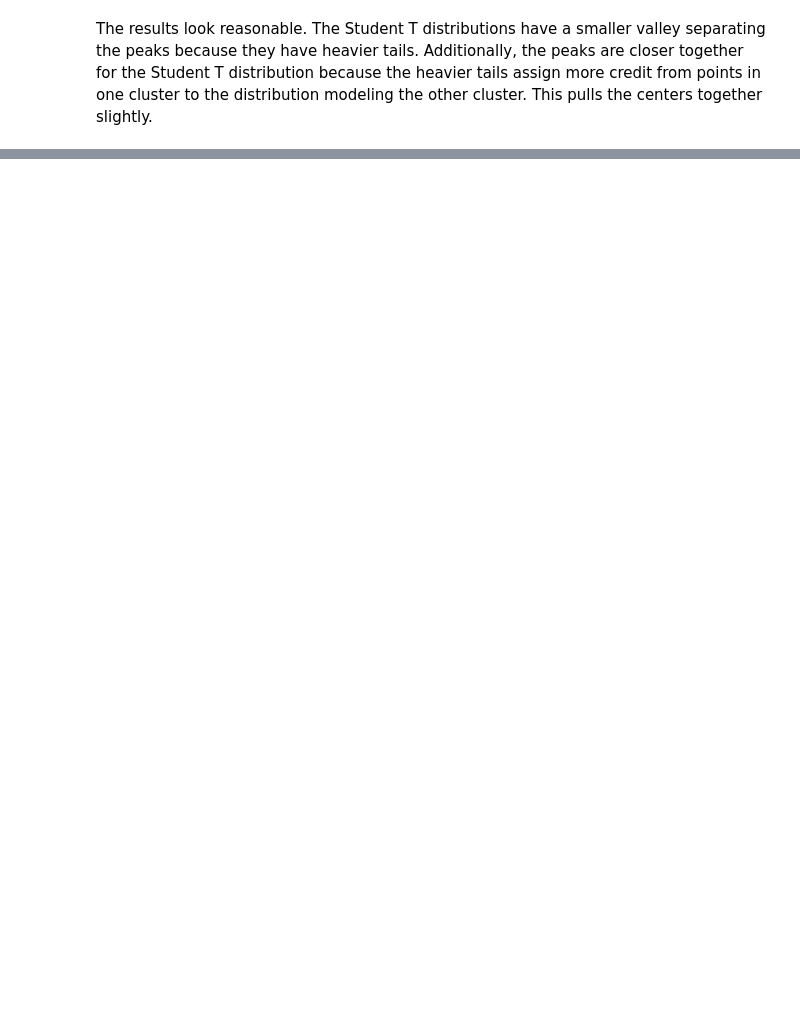
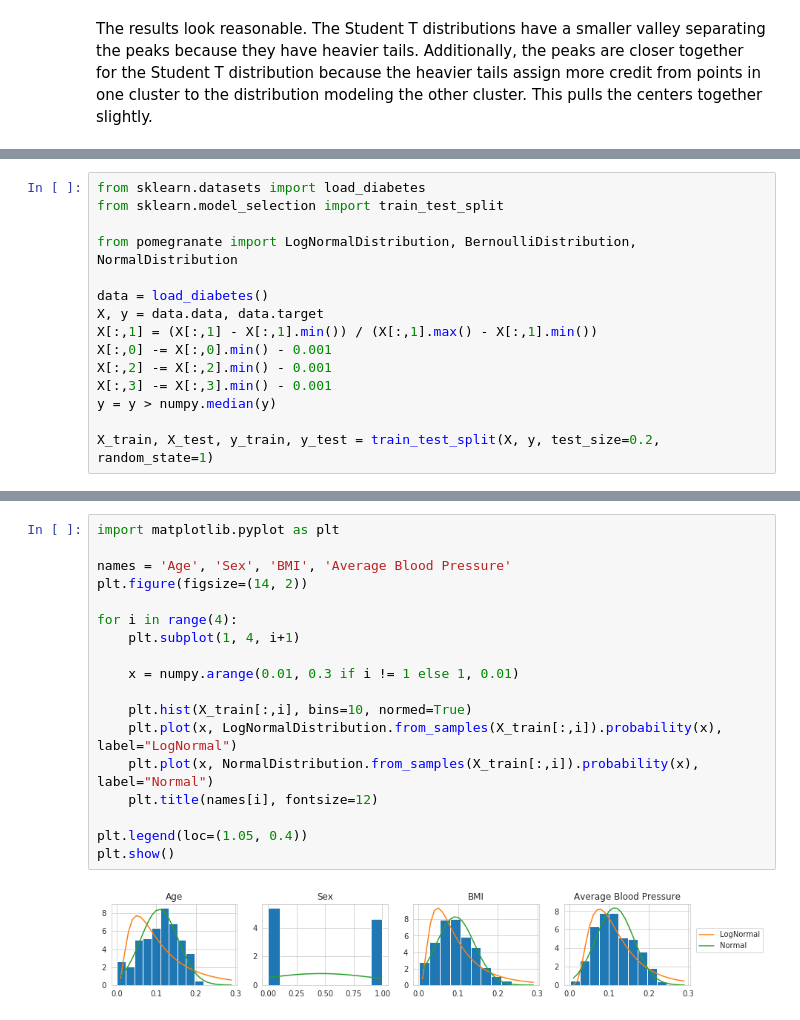
Before and after one commit to jmschrei/pomegranate, a Jupyter notebook: tutorials/C_Feature_Tutorial_5_Custom_Distributions.ipynb, the cells around one changed output, grey strips where cells are left out. Cells and saved outputs as stored; diff of their text form; blank space fills up the shorter version.

```diff
--- a/tutorials/C_Feature_Tutorial_5_Custom_Distributions.ipynb
+++ b/tutorials/C_Feature_Tutorial_5_Custom_Distributions.ipynb
@@ -288,0 +334,15 @@ The results look reasonable. The Student T distributions have a smaller valley s
+# %%
+from sklearn.datasets import load_diabetes
+from sklearn.model_selection import train_test_split
+
+from pomegranate import LogNormalDistribution, BernoulliDistribution, NormalDistribution
+
+data = load_diabetes()
+X, y = data.data, data.target
+X[:,1] = (X[:,1] - X[:,1].min()) / (X[:,1].max() - X[:,1].min())
+X[:,0] -= X[:,0].min() - 0.001
+X[:,2] -= X[:,2].min() - 0.001
+X[:,3] -= X[:,3].min() - 0.001
+y = y > numpy.median(y)
+
+X_train, X_test, y_train, y_test = train_test_split(X, y, test_size=0.2, random_state=1)
@@ -288,0 +353,20 @@ The results look reasonable. The Student T distributions have a smaller valley s
+# %%
+import matplotlib.pyplot as plt
+
+names = 'Age', 'Sex', 'BMI', 'Average Blood Pressure'
+plt.figure(figsize=(14, 2))
+
+for i in range(4):
+    plt.subplot(1, 4, i+1)
+
+    x = numpy.arange(0.01, 0.3 if i != 1 else 1, 0.01)
+
+    plt.hist(X_train[:,i], bins=10, normed=True)
+    plt.plot(x, LogNormalDistribution.from_samples(X_train[:,i]).probability(x), label="LogNormal")
+    plt.plot(x, NormalDistribution.from_samples(X_train[:,i]).probability(x), label="Normal")
+    plt.title(names[i], fontsize=12)
+
+plt.legend(loc=(1.05, 0.4))
+plt.show()
+# %% [output]
+[figure, added]
```
Also changed, not shown: parts of 17 cells of this notebook, 11 other files.
